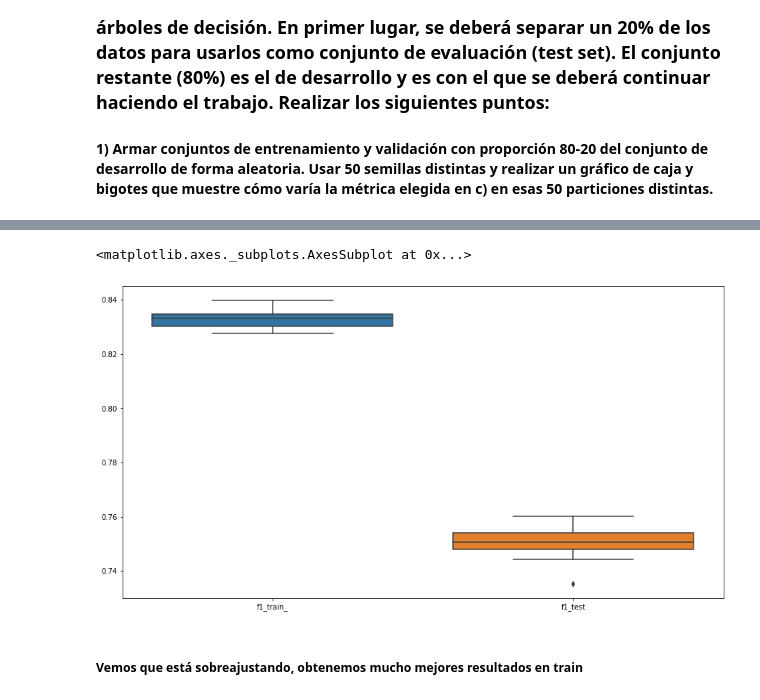
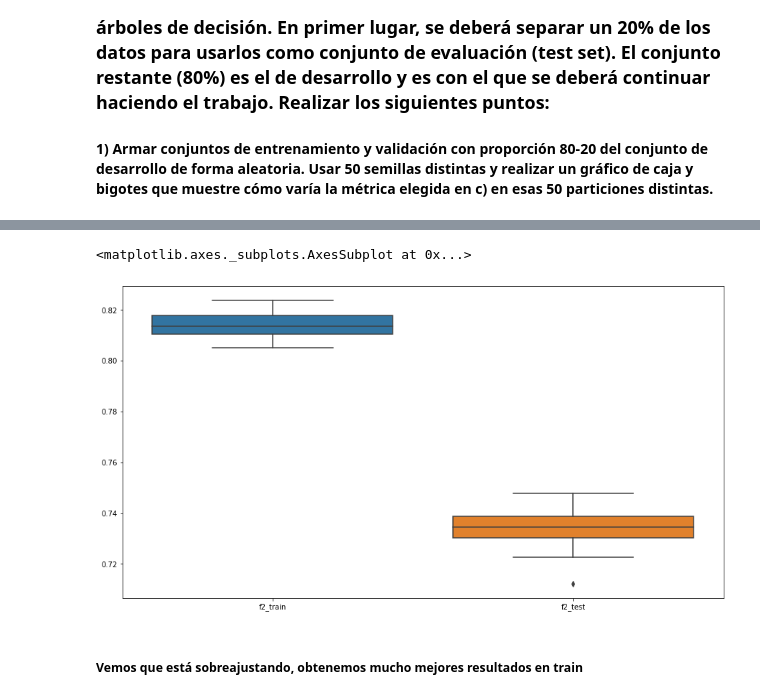
Before and after one commit to Bati-bot/TPAA, a Jupyter notebook: analisis_reservas.ipynb, the cells around one changed output, grey strips where cells are left out. Cells and saved outputs as stored; diff of their text form; code cells hidden in the pictures.

Commit message:
agrego el arbol con CV, la metrica f2 y el gráfico del arbol

```diff
--- a/analisis_reservas.ipynb
+++ b/analisis_reservas.ipynb
@@ -734,9 +734,9 @@ columnas = ['lead_time', 'arrival_date_week_number', 'arrival_date_day_of_month'
 arbol = tree.DecisionTreeClassifier(criterion='entropy', max_depth=20, min_samples_leaf=5, ccp_alpha=0)
 metricas_train=[]
 
-#Uso f1 para probar, tendríamos que construir una función que calcule f2 para usar la métrica elegida
-f1_train=[]
-f1_test=[]
+#Uso f2
+f2_train=[]
+f2_test=[]
 
 #Parece que el decissiontreeclassifier no acepta nan, lo voy a llenar rápido pero deberíamos llenarlos bien
 for i in range(1,51):
@@ -747,16 +747,16 @@ for i in range(1,51):
     y_pred_test = arbol.predict(X_test)
     y_pred_train = arbol.predict(X_train)
 
-    f1_train.append(f1_score(y_train,y_pred_train))
-    f1_test.append(f1_score(y_test,y_pred_test))
+    f2_train.append(fbeta_score(y_train,y_pred_train,beta=2))
+    f2_test.append(fbeta_score(y_test,y_pred_test,beta=2))
 # %%
-metricas = pd.DataFrame({'f1_train_': f1_train, 'f1_test' : f1_test})
+metricas = pd.DataFrame({'f2_train': f2_train, 'f2_test' : f2_test})
 
 plt.figure(figsize=(15,8))
 sns.boxplot(data=metricas)
 # %% [output]
 <matplotlib.axes._subplots.AxesSubplot at 0x...>
-[figure, old version]
+[figure, new version]
 # %% [markdown]
 ##### Vemos que está sobreajustando, obtenemos mucho mejores resultados en train
 # %% [markdown]
```
Also changed, not shown: parts of 12 cells of this notebook.
